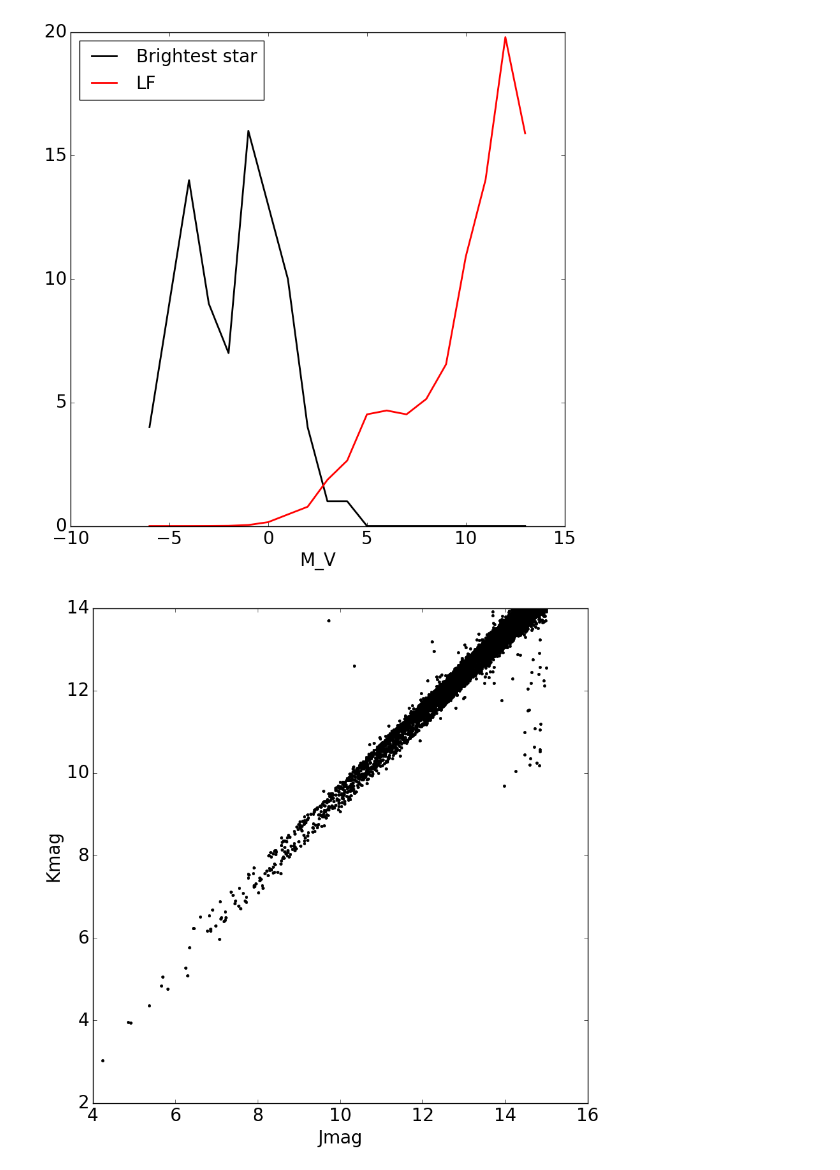
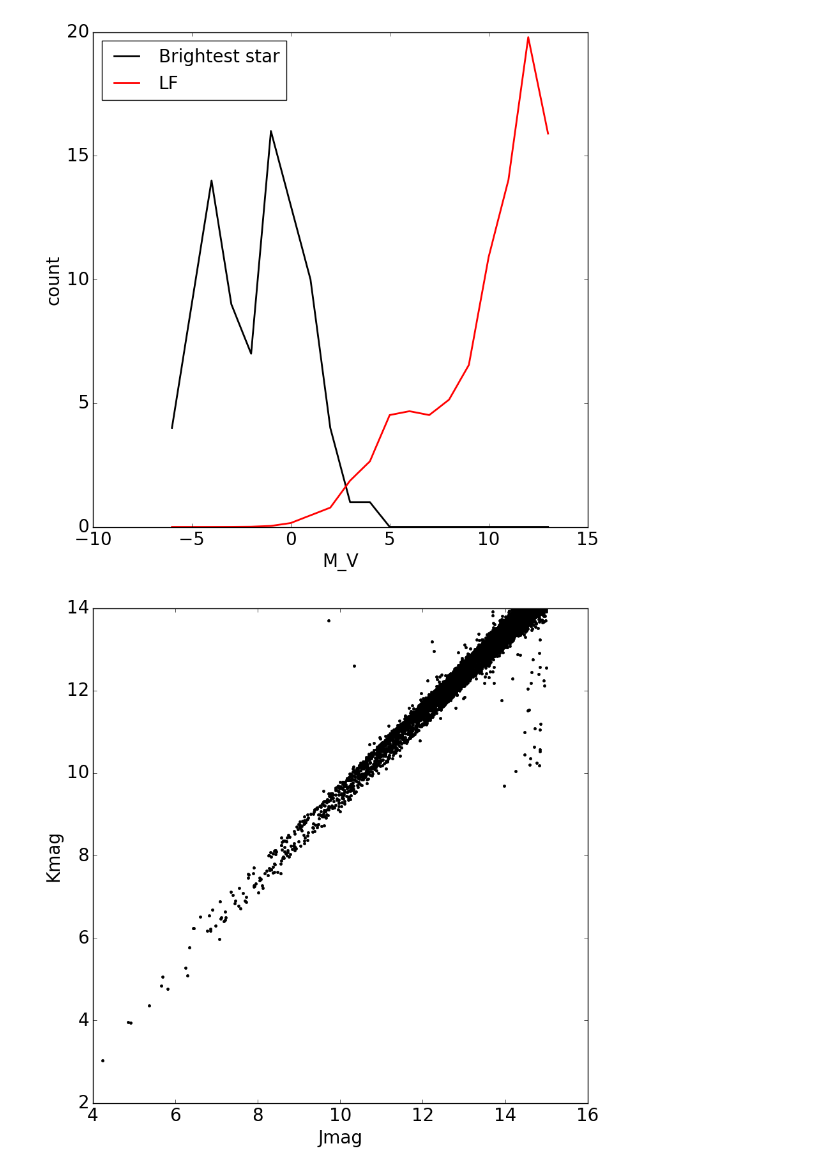
Before and after one commit to liuchaonaoc/Astrostatistics_old2, a Jupyter notebook: astrostatistics_exercise.ipynb, the cells around one changed output. Saved outputs shown, nothing was run; the diff lists cells and outputs as text; code cells hidden in the pictures.

```diff
--- a/astrostatistics_exercise.ipynb
+++ b/astrostatistics_exercise.ipynb
@@ -9,35 +9,36 @@ matplotlib.rc('ytick', labelsize=20)
 mv_bri = np.array([-1.46,-0.74,-0.27,-0.05,0.03,0.08,0.13,0.34,0.46,0.50,0.61,0.76,\
           0.76,0.86,0.96,0.97,1.14,1.16,1.25,1.25,1.39,1.50,1.62,1.62,1.64,\
           1.64,1.65,1.69,1.69,1.72,1.74,1.77,1.77,1.79,1.80,1.82,1.84,1.85,\
           1.86,1.86,1.90,1.91,1.92,1.94,1.96,1.98,1.98,2.00,2.00,2.08,2.02,\
           2.05,2.05,2.06,2.06,2.07,2.08,2.09,2.11,2.12,2.15,2.17,2.21,2.21,\
           2.23,2.23,2.23,2.23,2.24,2.25,2.26,2.27,2.28,2.29,2.30,2.30,2.31,\
           2.31,2.35,2.37,2.38,2.39,2.40,2.42,2.43,2.44,2.45,2.46,2.47,2.48,2.48,2.50])
 dis_bri = np.array([8.6,310,4.4,37,25,42,860,11,140,640,350,17,320,65,600,260,34,25,\
            2600,350,77,430,700,52,240,88,130,110,2000,840,100,81,820,120,590,\
            1800,270,140,100,630,100,420,100,180,80,500,430,66,180,130,96,\
            220,200,97,61,47,130,720,36,93,170,130,690,570,\
            1500,150,75,900,230,1100,350,78,54,202,380,550,65,400,310,79,77,\
            460,670,200,49,84,2000,540,610,140,72,404])
 dis_bri_pc = dis_bri/3.26
 Mv_bri = mv_bri+5-5*np.log10(dis_bri_pc)
 Mv0 = np.arange(-6.5,14.5,1)
 
 sp = [2, 32, 21, 7, 3, 21, 6, 1]
 Mv = np.array([-6,-5,-4,-3,-2,-1,0,1,2,3,4,5,6,7,8,9,10,11,12,13])
 lf = np.array([0.0001, 0.0006, 0.0029, 0.013, 0.05, 0.25, 1, 3, 5, 12, 17, 29, 30, 29, 33, 42, 70, 90, 127, 102])
 
 fig = plt.figure(figsize=[10,10])
 ax = fig.add_subplot(111)
 h_bri,xedge = np.histogram(Mv_bri,Mv0)
 e1, = ax.plot(Mv,h_bri,'k-',linewidth=2,label='Brightest stars')
 e2, = ax.plot(Mv,lf/np.sum(lf)*len(Mv_bri),'r-',linewidth=2,label='LF')
 plt.legend([e1,e2],['Brightest star','LF'],loc=2,fontsize=20)
 ax.set_xlabel('M_V',fontsize=20)
+ax.set_ylabel('count',fontsize=20)
 fig.show()
-fig.savefig('imgs/LF_brightstar.png',bbox_inches='tight')
+fig.savefig('LF_brightstar.png',bbox_inches='tight')
 # %% [output]
-[figure, old version]
+[figure, new version]
 # %%
 import numpy as np
 import matplotlib.pyplot as plt
```
Also changed, not shown: parts of 14 cells of this notebook.
